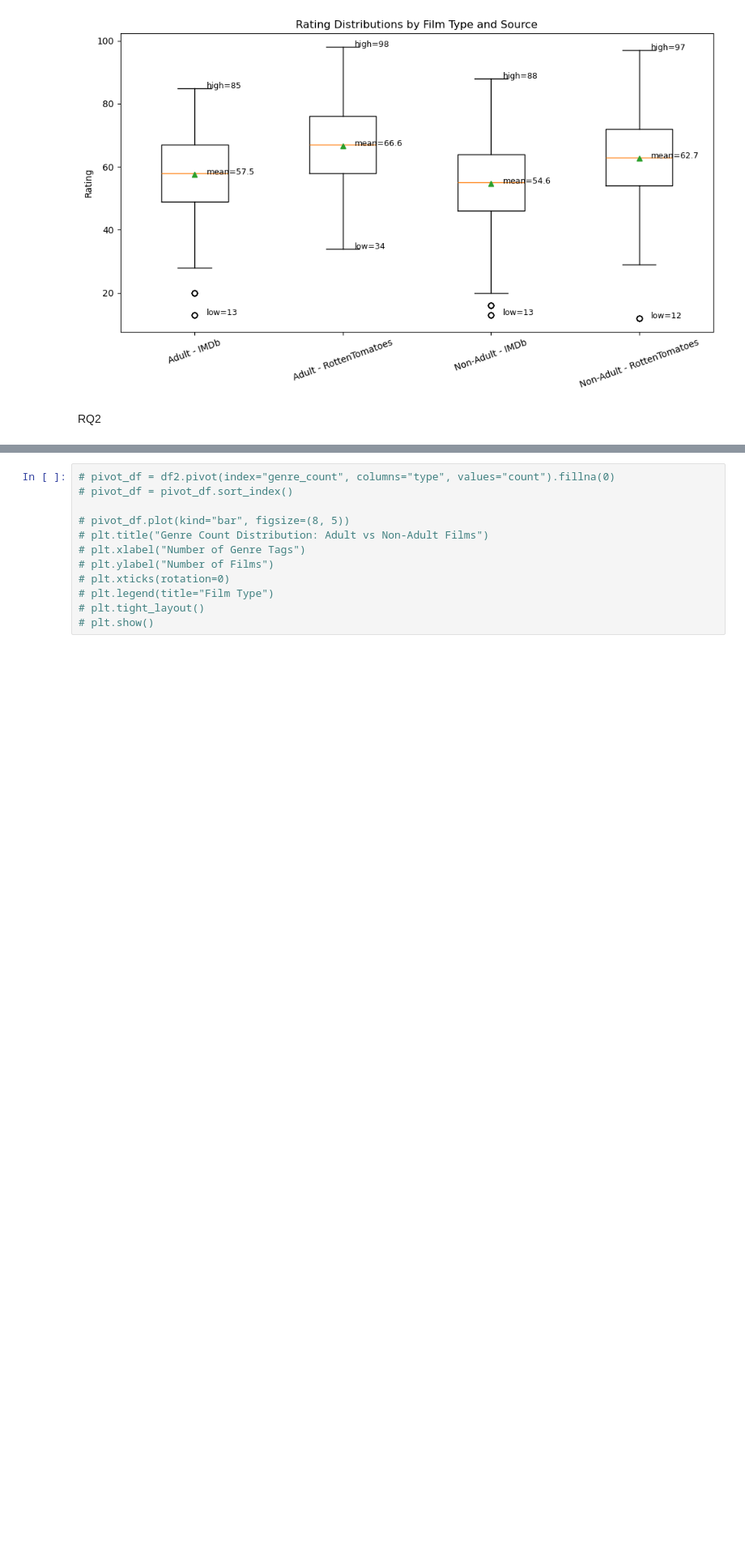
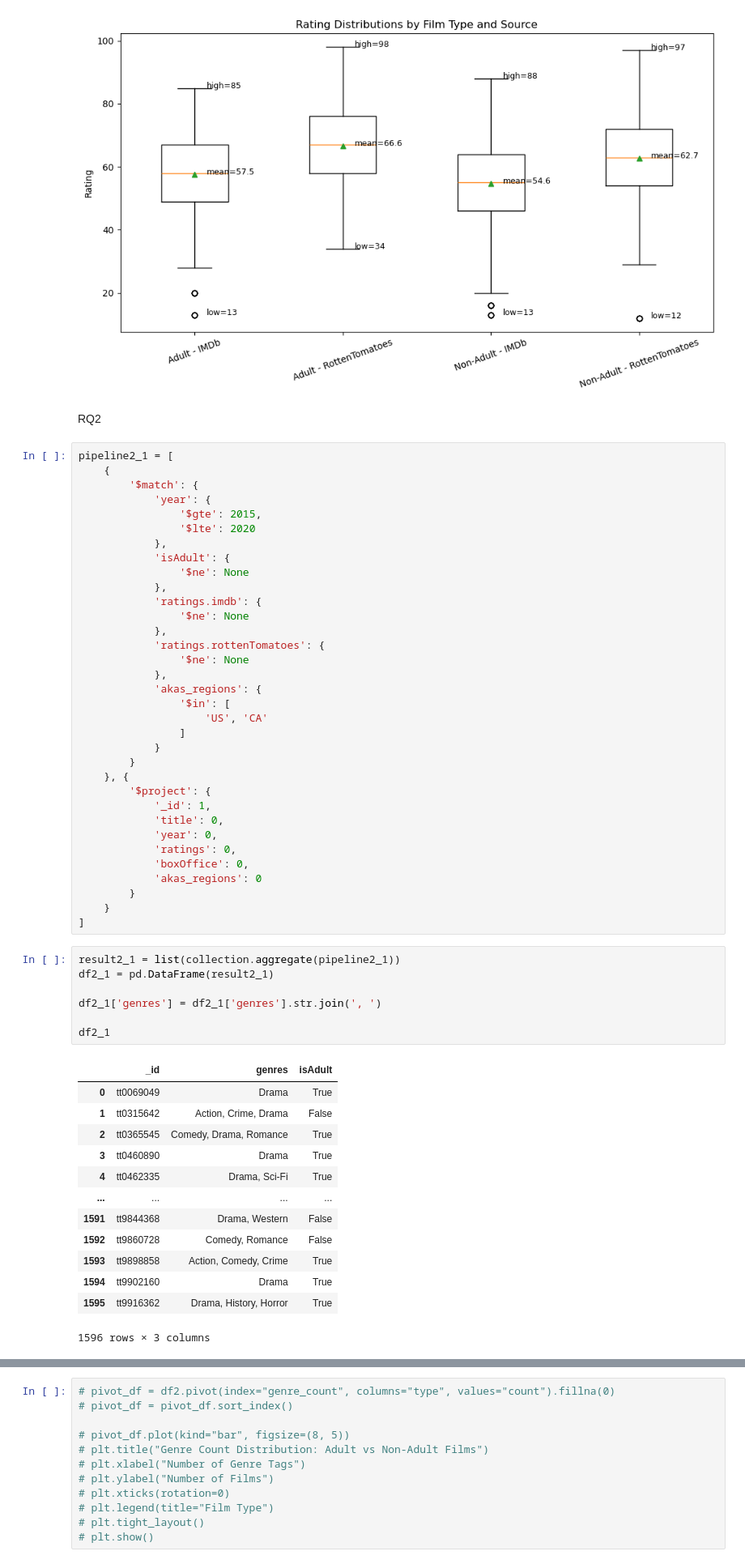
Before and after one commit to Tracywxr/cpsc368_2026_group5_project, a Jupyter notebook: Scripts/visualization_MongoDB.ipynb, the cells around one changed output, grey strips where cells are left out. Shown at 81% size. Saved outputs shown, nothing was run; the diff lists cells and outputs as text; blank space fills up the shorter version.

```diff
--- a/Scripts/visualization_MongoDB.ipynb
+++ b/Scripts/visualization_MongoDB.ipynb
@@ -316,4 +318,59 @@ plt.show()
 [figure]
 # %% [markdown]
 RQ2
+# %%
+pipeline2_1 = [
+    {
+        '$match': {
+            'year': {
+                '$gte': 2015,
+                '$lte': 2020
+            },
+            'isAdult': {
+                '$ne': None
+            },
+            'ratings.imdb': {
+                '$ne': None
+            },
+            'ratings.rottenTomatoes': {
+                '$ne': None
+            },
+            'akas_regions': {
+                '$in': [
+                    'US', 'CA'
+                ]
+            }
+        }
+    }, {
+        '$project': {
+            '_id': 1,
+            'title': 0,
+            'year': 0,
+            'ratings': 0,
+            'boxOffice': 0,
+            'akas_regions': 0
+        }
+    }
+]
+# %%
+result2_1 = list(collection.aggregate(pipeline2_1))
+df2_1 = pd.DataFrame(result2_1)
+
+df2_1['genres'] = df2_1['genres'].str.join(', ')
+
+df2_1
+# %% [output]
+|  | _id | genres | isAdult |
+| 0 | tt0069049 | Drama | True |
+| 1 | tt0315642 | Action, Crime, Drama | False |
+| 2 | tt0365545 | Comedy, Drama, Romance | True |
+| 3 | tt0460890 | Drama | True |
+| 4 | tt0462335 | Drama, Sci-Fi | True |
+| ... | ... | ... | ... |
+| 1591 | tt9844368 | Drama, Western | False |
+| 1592 | tt9860728 | Comedy, Romance | False |
+| 1593 | tt9898858 | Action, Comedy, Crime | True |
+| 1594 | tt9902160 | Drama | True |
+| 1595 | tt9916362 | Drama, History, Horror | True |
+1596 rows × 3 columns
 # %%
```
Also changed, not shown: parts of 5 cells of this notebook.
